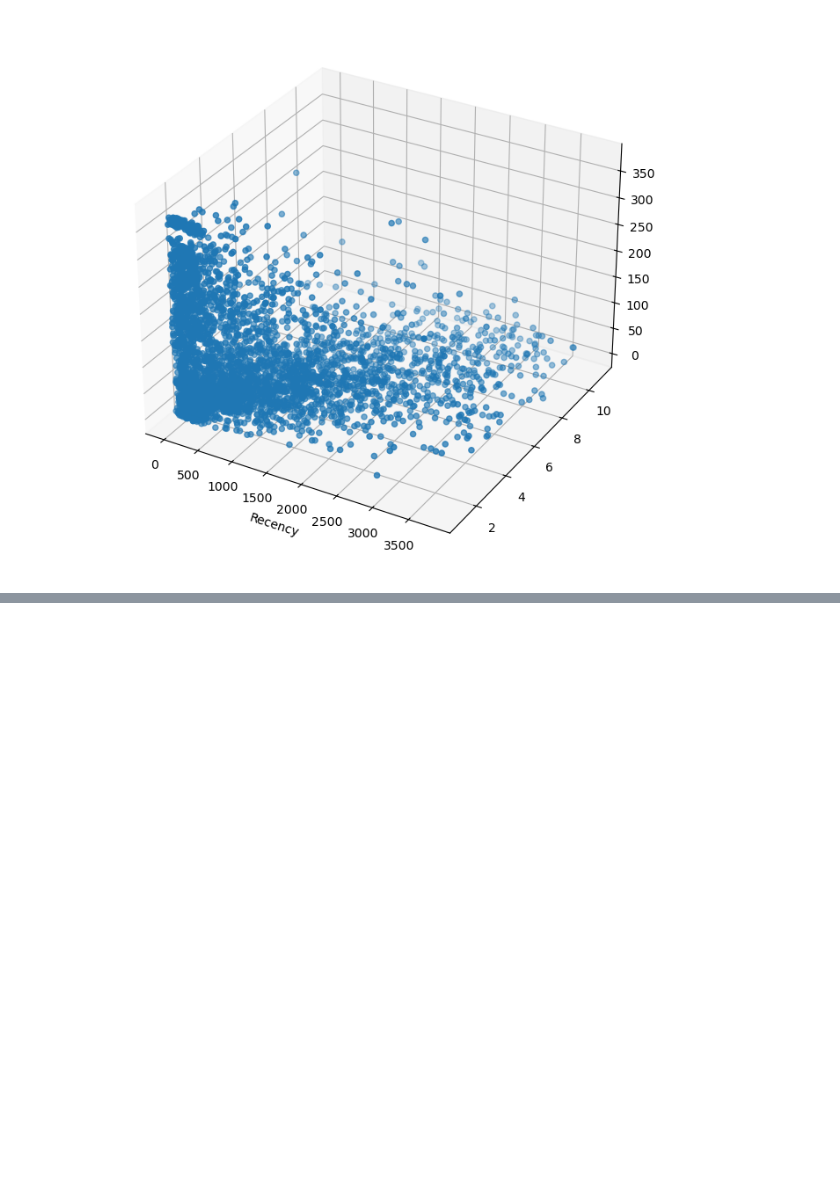
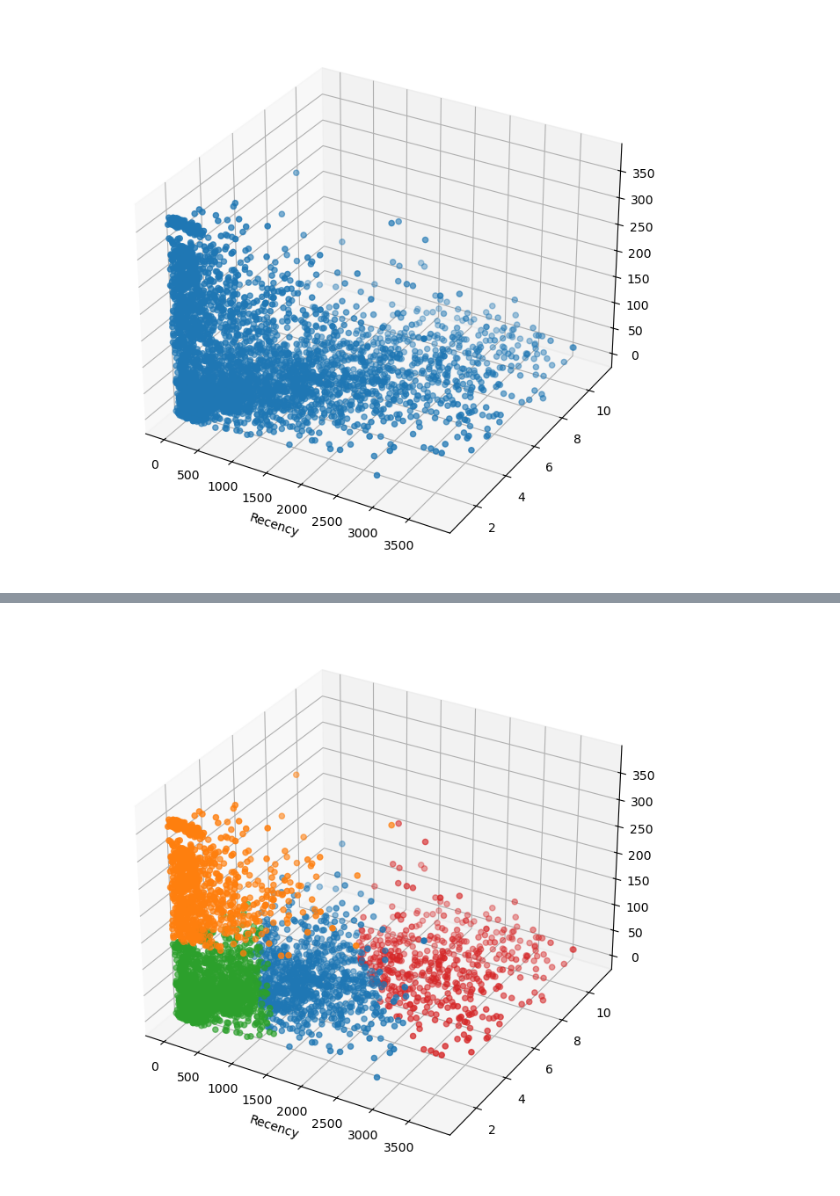
Before and after one commit to Mohdkaif05/kmean-from-scratch, a Jupyter notebook: main.ipynb, the cells around one changed output, grey strips where cells are left out. Cells and saved outputs as stored; diff of their text form; code cells hidden in the pictures; blank space fills up the shorter version.

```diff
--- a/main.ipynb
+++ b/main.ipynb
@@ -450,0 +526,4 @@ plt.show()
+# %%
+kmeans=KMeans(n_clusters=4,init="k-means++",random_state=42)
+labels=kmeans.fit_predict(scaled_df)
+labels
@@ -450,0 +532,2 @@ plt.show()
+# %%
+non_outlier_df["clusters"]=labels
@@ -450,0 +556,19 @@ plt.show()
+# %%
+cluster_colors = {
+    0: '#1f77b4',   # Blue
+    1: '#ff7f0e',   # Orange
+    2: '#2ca02c',   # Green
+    3: '#d62728'    # Red
+}
+
+colors = non_outlier_df["clusters"].map(cluster_colors)
+# %%
+fig=plt.figure(figsize=(8,8))
+ax=fig.add_subplot(projection="3d")
+scatter=ax.scatter(non_outlier_df["Monetary_value"],non_outlier_df["Frequency"],non_outlier_df["Recency"],c=colors)
+ax.set_xlabel("Monetary_value")
+ax.set_xlabel("Frequency")
+ax.set_xlabel("Recency")
+plt.show()
+# %% [output]
+[figure, added]
```
Also changed, not shown: parts of 12 cells of this notebook.
